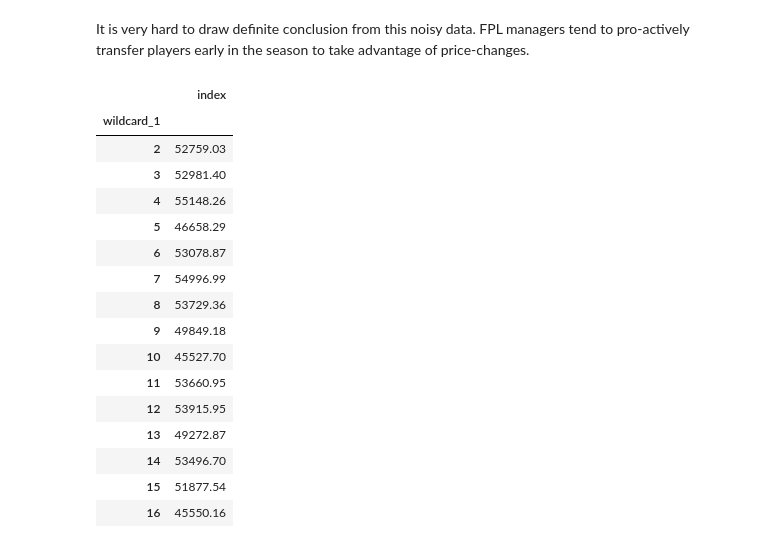
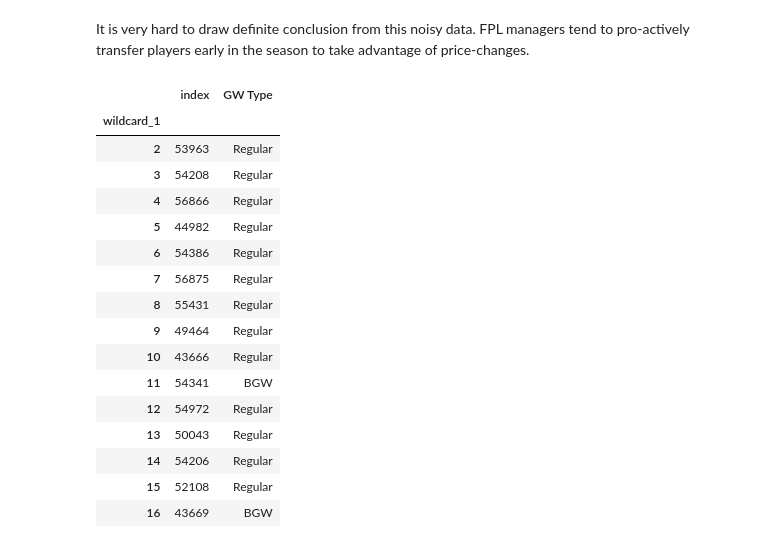
Before and after one commit to Fournierp/FPL, a Jupyter notebook: analysis/chips.ipynb, the cells around one changed output. Cells and saved outputs as stored; diff of their text form; code cells hidden in the pictures.

```diff
--- a/analysis/chips.ipynb
+++ b/analysis/chips.ipynb
@@ -31,7 +34,7 @@ import glob
 import os
 
 path = '../data/fpl_official/20-21/season/raw/'
-all_managers = (
+all_files = (
     glob.glob(os.path.join(path, "managers_[0-9][0-9][0-9][0-9][0-9].json")) +
     glob.glob(os.path.join(path, "managers_[0-9][0-9][0-9][0-9].json")) +
     glob.glob(os.path.join(path, "managers_100000.json"))
@@ -43,7 +46,7 @@ chips = (
         columns=['wildcard_1', 'freehit', 'bboost', 'wildcard_2', 'threexc'],
         index=pd.read_json(f, orient='index').index
         )
-    for f in all_managers
+    for f in all_files
     )
 
 chips = pd.concat(chips)
@@ -87,8 +90,9 @@ axs[1, 0].patch.set_alpha(0)
 axs[1, 1].patch.set_alpha(0)
 
 _, _, patches = axs[0, 0].hist(
-    [chips['wildcard_2'].loc[:25000], chips['wildcard_2'].loc[25000:]], bins=np.arange(1, 40) - 0.5,
-    label='2', stacked=True, density=True, color=['#01497c', '#016DBA'], edgecolor='w', linewidth=0.25, alpha=1)
+    [chips['wildcard_2'].loc[:25000], chips['wildcard_2'].loc[25000:]],
+    bins=np.arange(1, 40) - 0.5, label='2', stacked=True, density=True,
+    color=['#01497c', '#016DBA'], edgecolor='w', linewidth=0.25, alpha=1)
 
 for k, v in gw_type.items():
     if v == 'BGW':
@@ -103,8 +107,9 @@ for k, v in gw_type.items():
         patches[1][k-1].set_edgecolor('w')
 
 _, _, patches = axs[0, 0].hist(
-    [chips['wildcard_1'].loc[:25000], chips['wildcard_1'].loc[25000:]], bins=np.arange(1, 40) - 0.5,
-    label='1', stacked=True, density=True, color=['#01497c', '#016DBA'], edgecolor='w', linewidth=0.25, alpha=1)
+    [chips['wildcard_1'].loc[:25000], chips['wildcard_1'].loc[25000:]],
+    bins=np.arange(1, 40) - 0.5, label='1', stacked=True, density=True,
+    color=['#01497c', '#016DBA'], edgecolor='w', linewidth=0.25, alpha=1)
 axs[0, 0].title.set_text('Wildcard')
 axs[0, 0].set_xticks(np.arange(1, 39, 2), minor=False)
 
@@ -121,8 +126,9 @@ for k, v in gw_type.items():
         patches[1][k-1].set_edgecolor('w')
 
 _, _, patches = axs[0, 1].hist(
-    [chips['bboost'].loc[:25000], chips['bboost'].loc[25000:]], bins=np.arange(1, 40) - 0.5,
-    stacked=True, density=True, color=['#01497c', '#016DBA'], edgecolor='w', linewidth=0.25, alpha=1)
+    [chips['bboost'].loc[:25000], chips['bboost'].loc[25000:]],
+    bins=np.arange(1, 40) - 0.5, stacked=True, density=True,
+    color=['#01497c', '#016DBA'], edgecolor='w', linewidth=0.25, alpha=1)
 axs[0, 1].title.set_text('Bench Boost')
 axs[0, 1].set_xticks(np.arange(1, 39, 2), minor=False)
 
@@ -146,8 +152,9 @@ frame.set_facecolor('#415A77')
 frame.set_edgecolor('#778DA9')
 
 _, _, patches = axs[1, 0].hist(
-    [chips['threexc'].loc[:25000], chips['threexc'].loc[25000:]], bins=np.arange(1, 40) - 0.5,
-    stacked=True, density=True, color=['#01497c', '#016DBA'], edgecolor='w', linewidth=0.25, alpha=1)
+    [chips['threexc'].loc[:25000], chips['threexc'].loc[25000:]],
+    bins=np.arange(1, 40) - 0.5, stacked=True, density=True,
+    color=['#01497c', '#016DBA'], edgecolor='w', linewidth=0.25, alpha=1)
 axs[1, 0].title.set_text('Triple Captain')
 axs[1, 0].set_xticks(np.arange(1, 39, 2), minor=False)
 
@@ -164,8 +171,9 @@ for k, v in gw_type.items():
         patches[1][k-1].set_edgecolor('w')
 
 _, _, patches = axs[1, 1].hist(
-    [chips['freehit'].loc[:25000], chips['freehit'].loc[25000:]], bins=np.arange(1, 40) - 0.5,
-    stacked=True, density=True, color=['#01497c', '#016DBA'], edgecolor='w', linewidth=0.25, alpha=1)
+    [chips['freehit'].loc[:25000], chips['freehit'].loc[25000:]],
+    bins=np.arange(1, 40) - 0.5, stacked=True, density=True,
+    color=['#01497c', '#016DBA'], edgecolor='w', linewidth=0.25, alpha=1)
 axs[1, 1].title.set_text('Freehit')
 axs[1, 1].set_xticks(np.arange(1, 39, 2), minor=False)
 
@@ -188,9 +196,12 @@ fig_text(x=0.07, y=1.025,
             {"color": '#259C58'},
             {"color": '#B82A2A'},
             ],
-        fontweight="regular", fontsize=12, fontfamily=title_font, color=text_color, alpha=1)
+        fontweight="regular", fontsize=12, fontfamily=title_font,
+        color=text_color, alpha=1)
 
-fig.text(0.8, -0.025, "Created by Paul Fournier", fontstyle="italic", fontsize=6, fontfamily=watermark_font, color=text_color)
+fig.text(
+    0.8, -0.025, "Created by Paul Fournier", fontstyle="italic",
+    fontsize=6, fontfamily=watermark_font, color=text_color)
 
 plt.tight_layout()
 plt.show()
@@ -472,23 +508,25 @@ It is very hard to draw definite conclusion from this noisy data. FPL managers t
 # %%
 wildcard_rank = chips.copy()
 wildcard_rank = wildcard_rank[['wildcard_1']]
 wildcard_rank.reset_index(level=0, inplace=True)
-wildcard_rank.groupby('wildcard_1').mean().iloc[1:].round(2)
+table = wildcard_rank.groupby('wildcard_1').median().iloc[1:].astype(int)
+table['GW Type'] = [v for k, v in gw_type.items() if k in np.arange(2, 17)]
+table
 # %% [output]
-|  | index |
-| wildcard_1 |  |
-| 2 | 52759.03 |
-| 3 | 52981.40 |
-| 4 | 55148.26 |
-| 5 | 46658.29 |
-| 6 | 53078.87 |
-| 7 | 54996.99 |
-| 8 | 53729.36 |
-| 9 | 49849.18 |
-| 10 | 45527.70 |
-| 11 | 53660.95 |
-| 12 | 53915.95 |
-| 13 | 49272.87 |
-| 14 | 53496.70 |
-| 15 | 51877.54 |
-| 16 | 45550.16 |
+|  | index | GW Type |
+| wildcard_1 |  |  |
+| 2 | 53963 | Regular |
+| 3 | 54208 | Regular |
+| 4 | 56866 | Regular |
+| 5 | 44982 | Regular |
+| 6 | 54386 | Regular |
+| 7 | 56875 | Regular |
+| 8 | 55431 | Regular |
+| 9 | 49464 | Regular |
+| 10 | 43666 | Regular |
+| 11 | 54341 | BGW |
+| 12 | 54972 | Regular |
+| 13 | 50043 | Regular |
+| 14 | 54206 | Regular |
+| 15 | 52108 | Regular |
+| 16 | 43669 | BGW |
```
Also changed, not shown: parts of 9 cells of this notebook.
